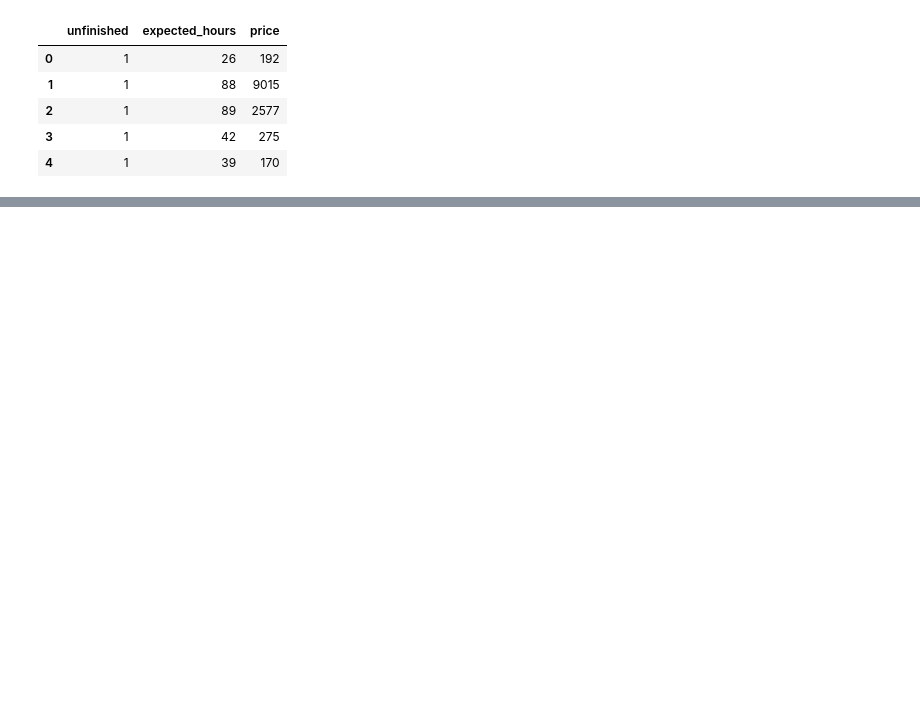
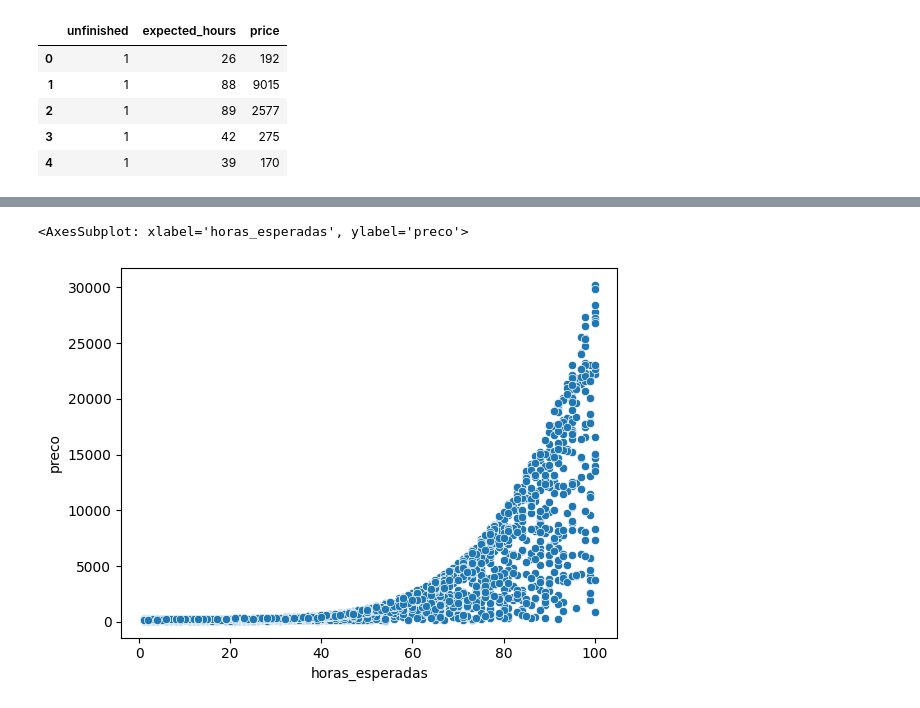
Before and after one commit to fcardosoo/Alura-018-Machine-Learning-classificacao-com-SKLearn, a Jupyter notebook: Projeto_de_classificacao_3.ipynb, the cells around one changed output, grey strips where cells are left out. Cells and saved outputs as stored; diff of their text form; code cells hidden in the pictures; blank space fills up the shorter version.

```diff
--- a/Projeto_de_classificacao_3.ipynb
+++ b/Projeto_de_classificacao_3.ipynb
@@ -22,0 +32,10 @@ dados = dados.rename(columns = renomear)
+# %%
+# Em nossos dados temos que 'não_finalizado' = 1 e finalizado=0, portanto, é prudente deixar o valor 1 na
+# forma afirmativa e o 0 na forma negativa
+
+trocar = {
+    0: 1,
+    1: 0
+}
+dados['finalizado'] = dados.nao_finalizado.map(trocar)
+dados.head(10)
@@ -22,0 +54,5 @@ dados = dados.rename(columns = renomear)
+# %%
+sns.scatterplot(x='horas_esperadas', y='preco', data=dados)
+# %% [output]
+<AxesSubplot: xlabel='horas_esperadas', ylabel='preco'>
+[figure, added]
```
Also changed, not shown: parts of 5 cells of this notebook.
